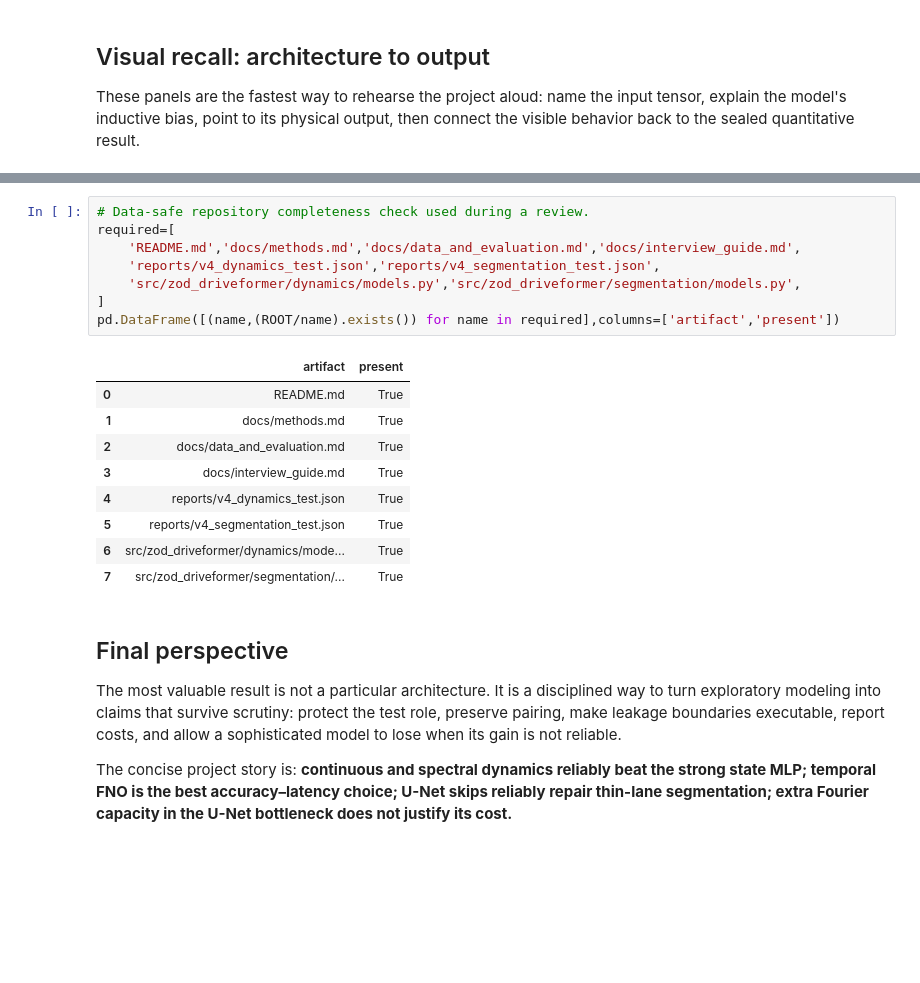
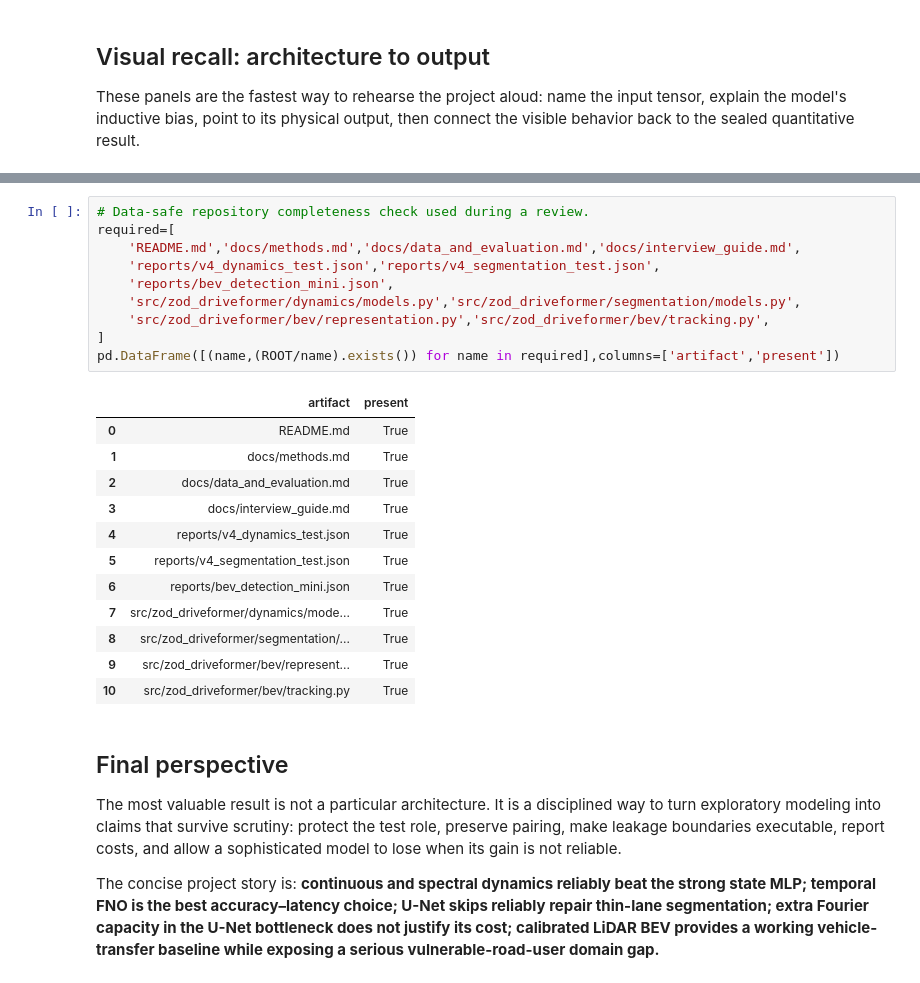
Before and after one commit to Nekros0day/zod-self-driving-lab, a Jupyter notebook: notebooks/06_interview_capstone.ipynb, the cells around one changed output, grey strips where cells are left out. Cells and saved outputs as stored; diff of their text form; blank space fills up the shorter version.

Commit message:
Add calibrated LiDAR BEV perception

```diff
--- a/notebooks/05_interview_capstone.ipynb
+++ b/notebooks/06_interview_capstone.ipynb
@@ -214,21 +229,26 @@ connect the visible behavior back to the sealed quantitative result.
 # %%
 # Data-safe repository completeness check used during a review.
 required=[
     'README.md','docs/methods.md','docs/data_and_evaluation.md','docs/interview_guide.md',
     'reports/v4_dynamics_test.json','reports/v4_segmentation_test.json',
+    'reports/bev_detection_mini.json',
     'src/zod_driveformer/dynamics/models.py','src/zod_driveformer/segmentation/models.py',
+    'src/zod_driveformer/bev/representation.py','src/zod_driveformer/bev/tracking.py',
 ]
 pd.DataFrame([(name,(ROOT/name).exists()) for name in required],columns=['artifact','present'])
 # %% [output]
 |  | artifact | present |
 | 0 | README.md | True |
 | 1 | docs/methods.md | True |
 | 2 | docs/data_and_evaluation.md | True |
 | 3 | docs/interview_guide.md | True |
 | 4 | reports/v4_dynamics_test.json | True |
 | 5 | reports/v4_segmentation_test.json | True |
-| 6 | src/zod_driveformer/dynamics/mode... | True |
-| 7 | src/zod_driveformer/segmentation/... | True |
+| 6 | reports/bev_detection_mini.json | True |
+| 7 | src/zod_driveformer/dynamics/mode... | True |
+| 8 | src/zod_driveformer/segmentation/... | True |
+| 9 | src/zod_driveformer/bev/represent... | True |
+| 10 | src/zod_driveformer/bev/tracking.py | True |
 # %% [markdown]
 ## Final perspective
 
@@ -240,4 +260,6 @@ and allow a sophisticated model to lose when its gain is not reliable.
 The concise project story is: **continuous and spectral dynamics reliably beat
 the strong state MLP; temporal FNO is the best accuracy–latency choice; U-Net
 skips reliably repair thin-lane segmentation; extra Fourier capacity in the
-U-Net bottleneck does not justify its cost.**
+U-Net bottleneck does not justify its cost; calibrated LiDAR BEV provides a
+working vehicle-transfer baseline while exposing a serious vulnerable-road-user
+domain gap.**
```
Also changed, not shown: parts of 7 cells of this notebook, 36 other files.
